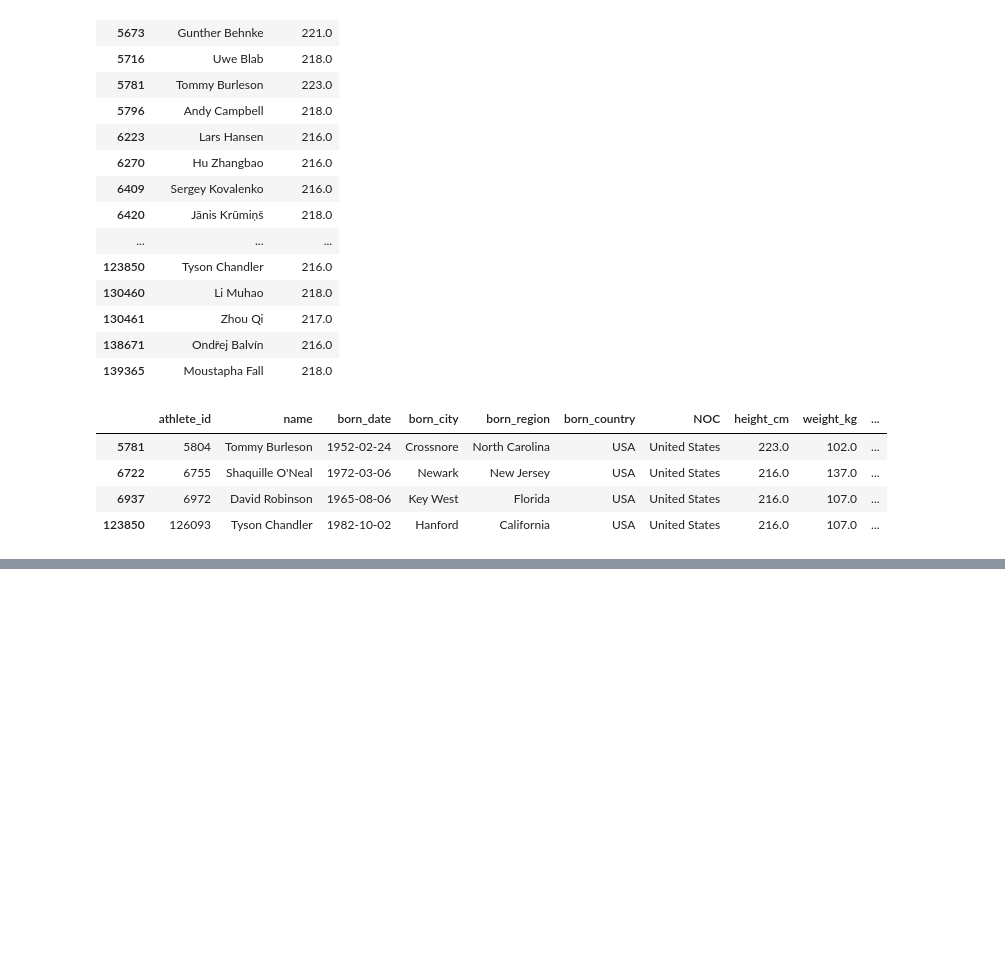
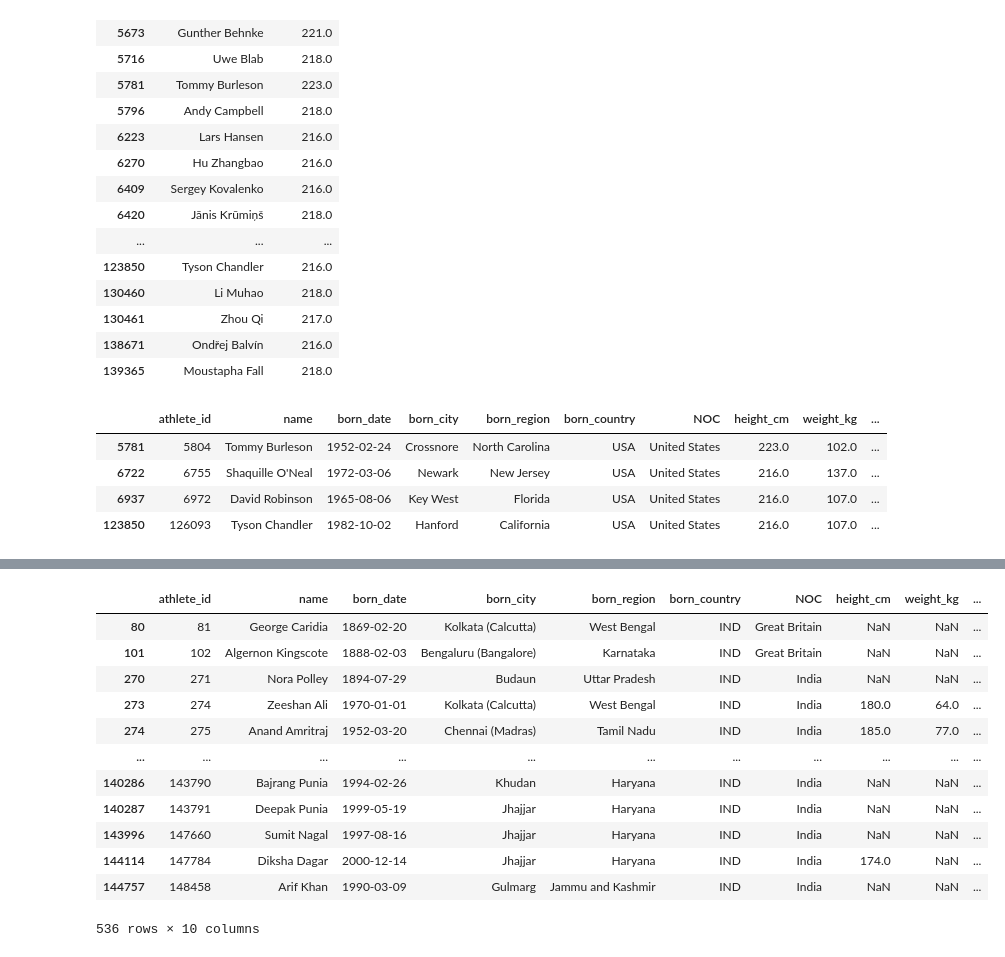
Before and after one commit to YNavaneethReddy2507/ai-ml-journey, a Jupyter notebook: day_02/pandas.ipynb, the cells around one changed output, grey strips where cells are left out. Drawn from its saved outputs; the diff is of its cells as text; code cells hidden in the pictures; blank space fills up the shorter version.

```diff
--- a/day_02/pandas.ipynb
+++ b/day_02/pandas.ipynb
@@ -348,0 +365,16 @@ bios[bios['born_country'].str.contains('USA|',case=False)] # we can access the d
+# %%
+bios.query('born_country=="IND"')
+# %% [output]
+|  | athlete_id | name | born_date | born_city | born_region | born_country | NOC | height_cm | weight_kg | ... |
+| 80 | 81 | George Caridia | 1869-02-20 | Kolkata (Calcutta) | West Bengal | IND | Great Britain | NaN | NaN | ... |
+| 101 | 102 | Algernon Kingscote | 1888-02-03 | Bengaluru (Bangalore) | Karnataka | IND | Great Britain | NaN | NaN | ... |
+| 270 | 271 | Nora Polley | 1894-07-29 | Budaun | Uttar Pradesh | IND | India | NaN | NaN | ... |
+| 273 | 274 | Zeeshan Ali | 1970-01-01 | Kolkata (Calcutta) | West Bengal | IND | India | 180.0 | 64.0 | ... |
+| 274 | 275 | Anand Amritraj | 1952-03-20 | Chennai (Madras) | Tamil Nadu | IND | India | 185.0 | 77.0 | ... |
+| ... | ... | ... | ... | ... | ... | ... | ... | ... | ... | ... |
+| 140286 | 143790 | Bajrang Punia | 1994-02-26 | Khudan | Haryana | IND | India | NaN | NaN | ... |
+| 140287 | 143791 | Deepak Punia | 1999-05-19 | Jhajjar | Haryana | IND | India | NaN | NaN | ... |
+| 143996 | 147660 | Sumit Nagal | 1997-08-16 | Jhajjar | Haryana | IND | India | NaN | NaN | ... |
+| 144114 | 147784 | Diksha Dagar | 2000-12-14 | Jhajjar | Haryana | IND | India | 174.0 | NaN | ... |
+| 144757 | 148458 | Arif Khan | 1990-03-09 | Gulmarg | Jammu and Kashmir | IND | India | NaN | NaN | ... |
+536 rows × 10 columns
```
Also changed, not shown: parts of 6 cells of this notebook.
